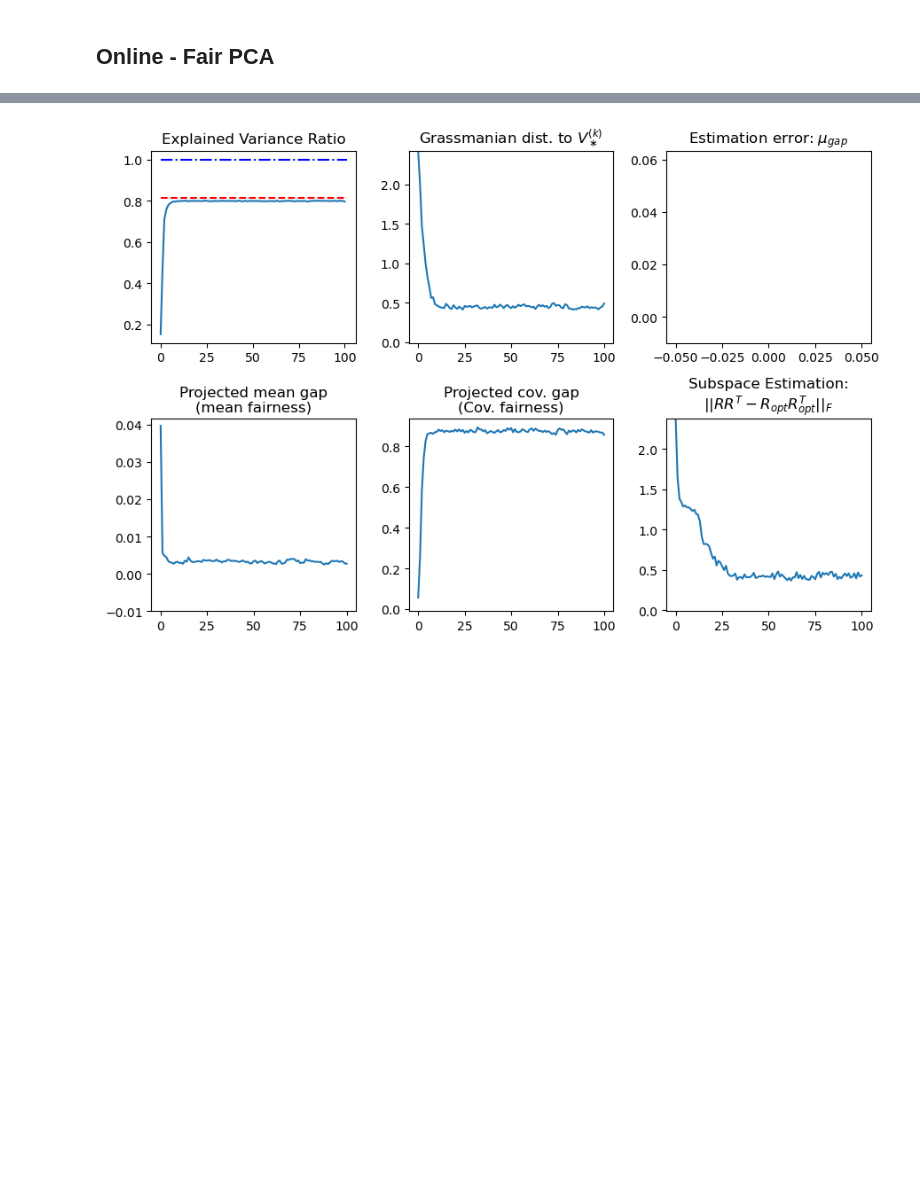
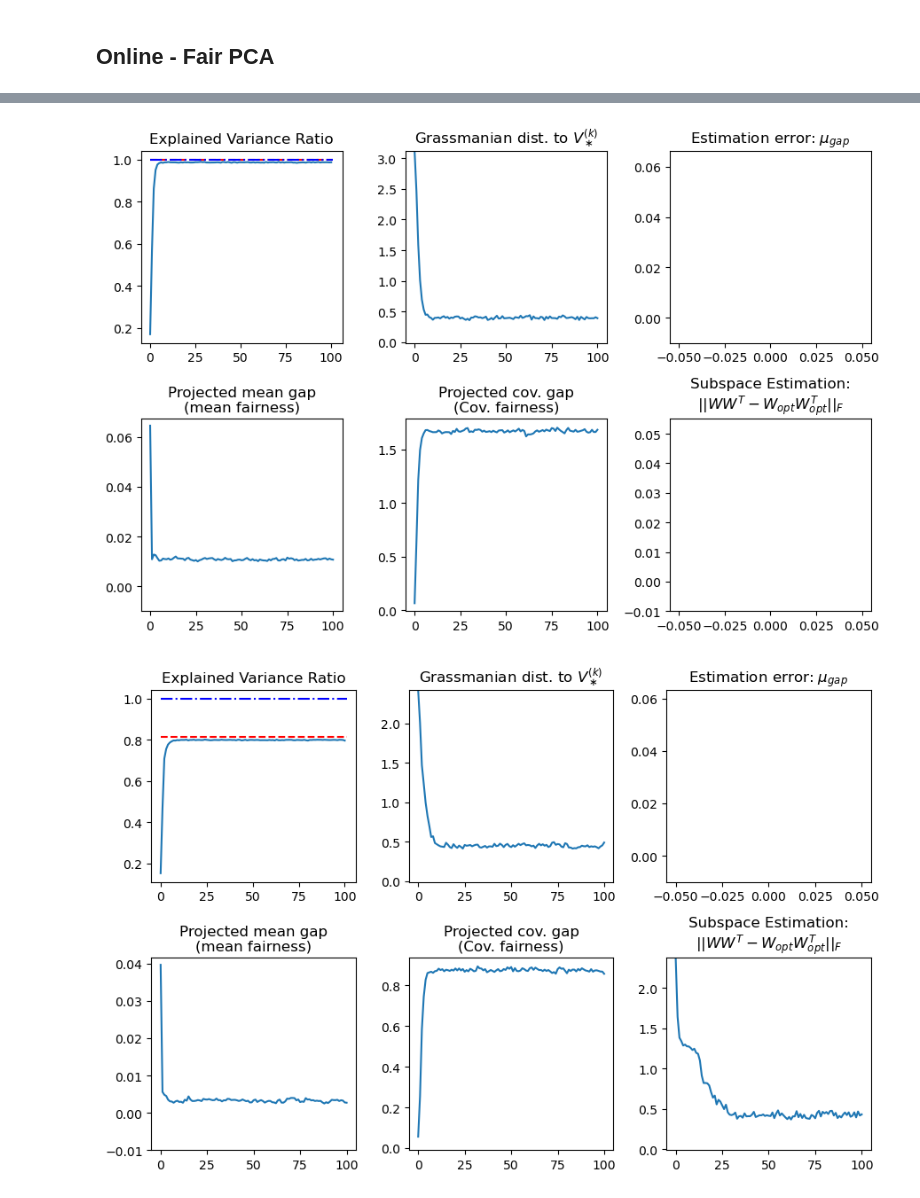
Before and after one commit to HanseulJo/fair-streaming-pca, a Jupyter notebook: synthetic_fair_streaming_pca/FairPCA.ipynb, the cells around one changed output, grey strips where cells are left out. Drawn from its saved outputs; the diff is of its cells as text; code cells hidden in the pictures; blank space fills up the shorter version.

```diff
--- a/synthetic_fair_streaming_pca/FairPCA.ipynb
+++ b/synthetic_fair_streaming_pca/FairPCA.ipynb
@@ -104,3 +104,25 @@ fig, axes = Algo.plot_buffer(save=None);  # semicolon
+# %%
+n_iter = 100
+V = Algo.train(
+    target_dim=5,
+    rank=10,
+    n_iter=n_iter,
+    n_iter_inner=n_iter,
+    batch_size_subspace=1000,
+    batch_size_pca=1000,
+    constraint='mean', # unfair
+    subspace_optimization='npm',
+    pca_optimization='npm',
+    lr_pca=None,
+    seed=0,
+    verbose=True,
+    # lr_scheduler=lambda t: 0.998**(t-1)
+)
+fig, axes = Algo.plot_buffer(save=None);  # semicolon
+# Algo.plot_buffer(save=None, fig=fig, axes=axes);
+# fig
+# %% [output]
+[figure, added]
 # %%
 n_iter = 100
 V = Algo.train(
@@ -121,4 +143,4 @@ V = Algo.train(
 fig, axes = Algo.plot_buffer(save=None);  # semicolon
 # Algo.plot_buffer(save=None, fig=fig, axes=axes); fig
 # %% [output]
-[figure, old version]
+[figure, new version]
```
Also changed, not shown: parts of 3 cells of this notebook, 1 other file.
